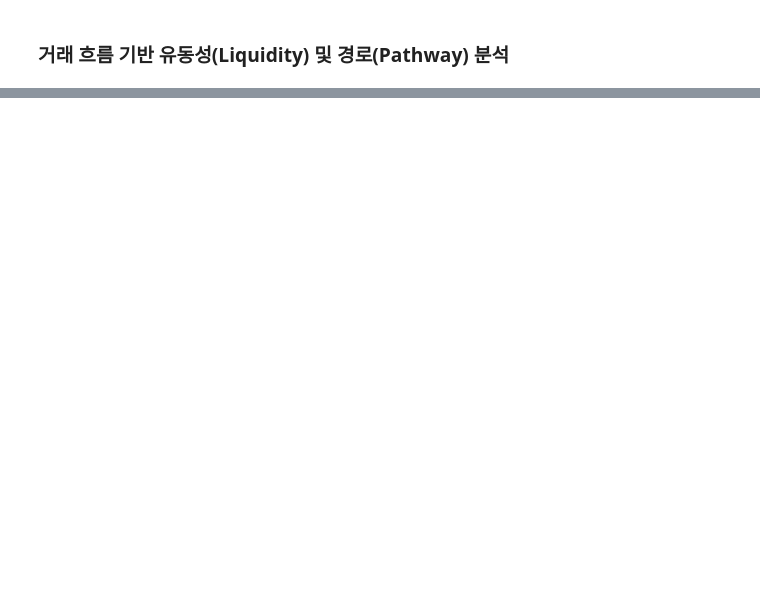
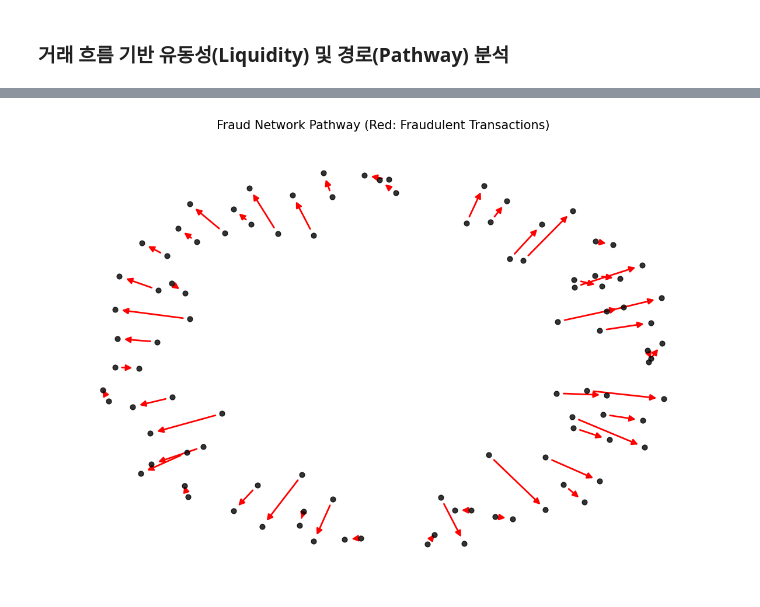
Before and after one commit to seonu-lee/portfolio, a Jupyter notebook: PaySim/notebooks/Pathway.ipynb, the cells around one changed output, grey strips where cells are left out. Drawn from its saved outputs; the diff is of its cells as text; code cells hidden in the pictures; blank space fills up the shorter version.

Commit message:
pathway update

```diff
--- a/PaySim/notebooks/Pathway.ipynb
+++ b/PaySim/notebooks/Pathway.ipynb
@@ -16,0 +162,33 @@
+# %%
+import networkx as nx
+import matplotlib.pyplot as plt
+
+# 1. 그래프 레이아웃 설정 (k값을 조절해 노드 간격을 좁힘)
+pos = nx.spring_layout(G, k=0.15, iterations=50, seed=42)
+
+# 2. 엣지(선)의 색상과 두께 정의
+# 데이터프레임에서 넘겨받은 'isFraud' 속성을 기반으로 리스트 생성
+edges = G.edges(data=True)
+colors = ['red' if d['isFraud'] == 1 else 'lightgrey' for u, v, d in edges]
+widths = [2 if d['isFraud'] == 1 else 0.5 for u, v, d in edges]
+
+# 3. 시각화 실행
+plt.figure(figsize=(15, 10))
+
+# 노드 그리기
+nx.draw_networkx_nodes(G, pos, node_size=40, node_color='black', alpha=0.8)
+
+# 엣지 그리기 (정의한 colors와 widths 적용)
+nx.draw_networkx_edges(
+    G, pos,
+    edge_color=colors,
+    width=widths,
+    arrowstyle='-|>',
+    arrowsize=15
+)
+
+plt.title("Fraud Network Pathway (Red: Fraudulent Transactions)", fontsize=15)
+plt.axis('off')
+plt.show()
+# %% [output]
+[figure, added]
```
Also changed, not shown: parts of 12 cells of this notebook, 5 other files.
